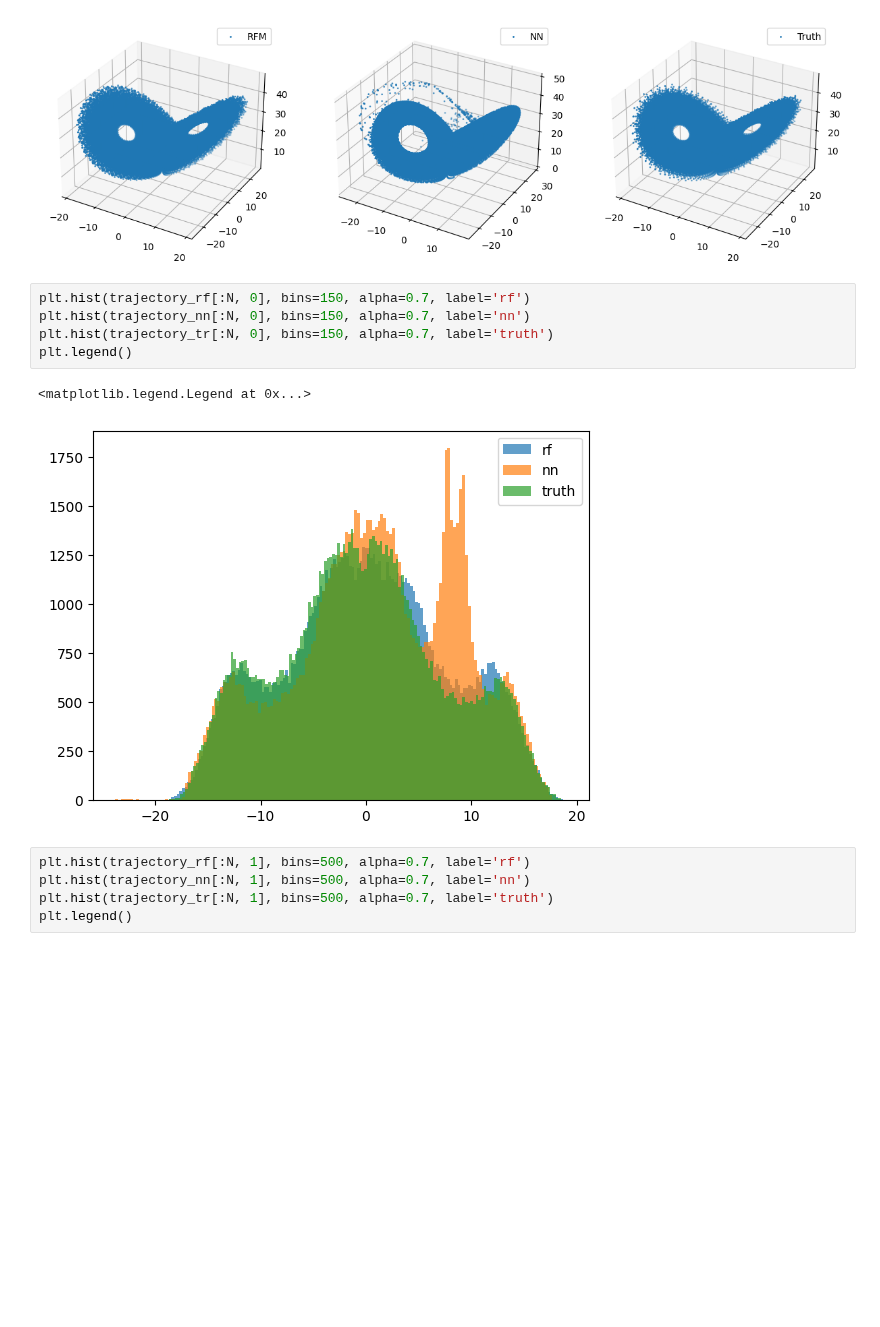
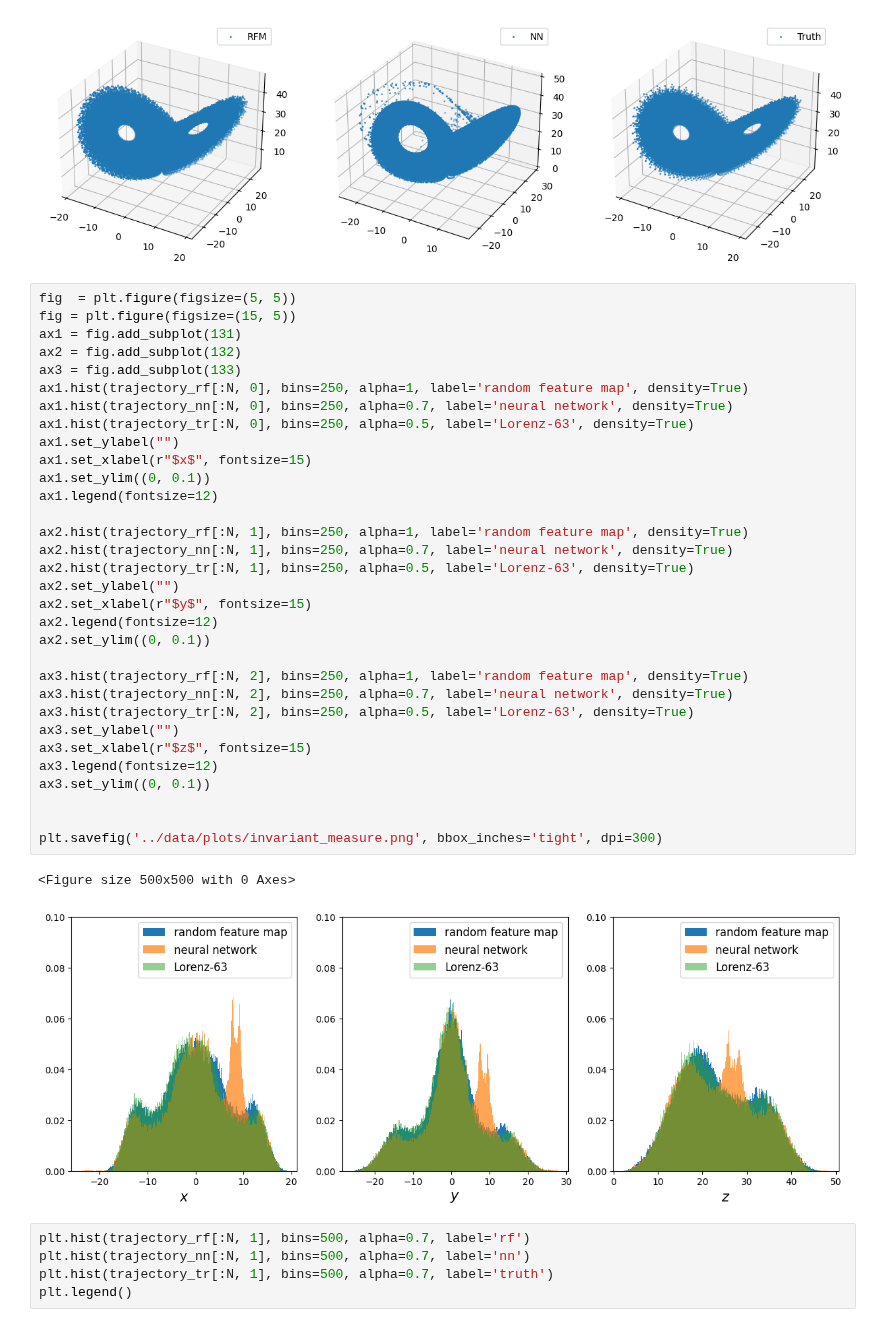
Before and after one commit to pinakm9/random-feature-map, a Jupyter notebook: notebooks/eigenvalues.ipynb, the cells around one changed output. Saved outputs shown, nothing was run; the diff lists cells and outputs as text; blank space fills up the shorter version.

```diff
--- a/notebooks/eigenvalues.ipynb
+++ b/notebooks/eigenvalues.ipynb
@@ -150,13 +150,40 @@ ax3.legend()
 <matplotlib.legend.Legend at 0x...>
 [figure]
 # %%
-plt.hist(trajectory_rf[:N, 0], bins=150, alpha=0.7, label='rf')
-plt.hist(trajectory_nn[:N, 0], bins=150, alpha=0.7, label='nn')
-plt.hist(trajectory_tr[:N, 0], bins=150, alpha=0.7, label='truth')
-plt.legend()
+fig  = plt.figure(figsize=(5, 5))
+fig = plt.figure(figsize=(15, 5))
+ax1 = fig.add_subplot(131)
+ax2 = fig.add_subplot(132)
+ax3 = fig.add_subplot(133)
+ax1.hist(trajectory_rf[:N, 0], bins=250, alpha=1, label='random feature map', density=True)
+ax1.hist(trajectory_nn[:N, 0], bins=250, alpha=0.7, label='neural network', density=True)
+ax1.hist(trajectory_tr[:N, 0], bins=250, alpha=0.5, label='Lorenz-63', density=True)
+ax1.set_ylabel("")
+ax1.set_xlabel(r"$x$", fontsize=15)
+ax1.set_ylim((0, 0.1))
+ax1.legend(fontsize=12)
+
+ax2.hist(trajectory_rf[:N, 1], bins=250, alpha=1, label='random feature map', density=True)
+ax2.hist(trajectory_nn[:N, 1], bins=250, alpha=0.7, label='neural network', density=True)
+ax2.hist(trajectory_tr[:N, 1], bins=250, alpha=0.5, label='Lorenz-63', density=True)
+ax2.set_ylabel("")
+ax2.set_xlabel(r"$y$", fontsize=15)
+ax2.legend(fontsize=12)
+ax2.set_ylim((0, 0.1))
+
+ax3.hist(trajectory_rf[:N, 2], bins=250, alpha=1, label='random feature map', density=True)
+ax3.hist(trajectory_nn[:N, 2], bins=250, alpha=0.7, label='neural network', density=True)
+ax3.hist(trajectory_tr[:N, 2], bins=250, alpha=0.5, label='Lorenz-63', density=True)
+ax3.set_ylabel("")
+ax3.set_xlabel(r"$z$", fontsize=15)
+ax3.legend(fontsize=12)
+ax3.set_ylim((0, 0.1))
+
+
+plt.savefig('../data/plots/invariant_measure.png', bbox_inches='tight', dpi=300)
 # %% [output]
-<matplotlib.legend.Legend at 0x...>
+<Figure size 500x500 with 0 Axes>
-[figure, old version]
+[figure, new version]
 # %%
 plt.hist(trajectory_rf[:N, 1], bins=500, alpha=0.7, label='rf')
 plt.hist(trajectory_nn[:N, 1], bins=500, alpha=0.7, label='nn')
```
Also changed, not shown: parts of 4 cells of this notebook, 1 other file.
